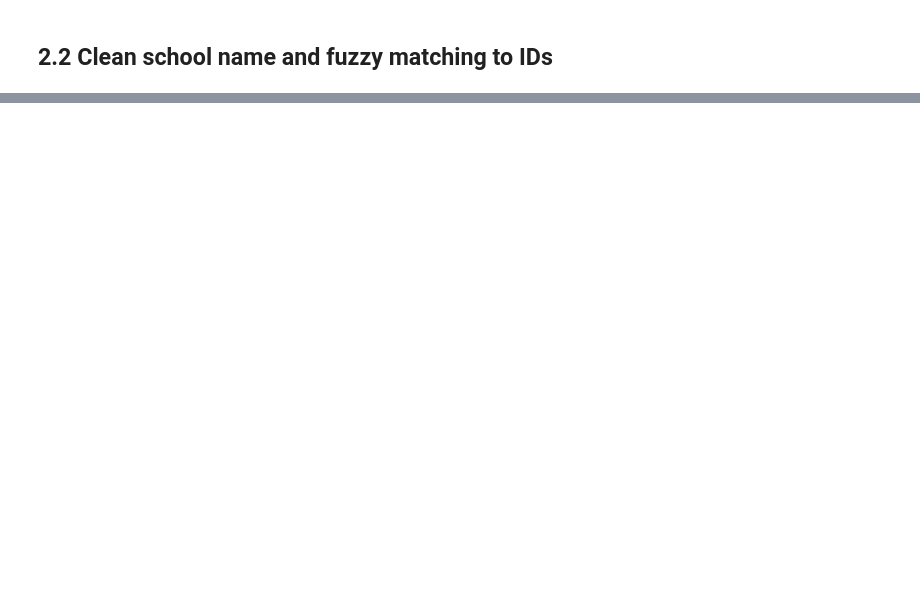
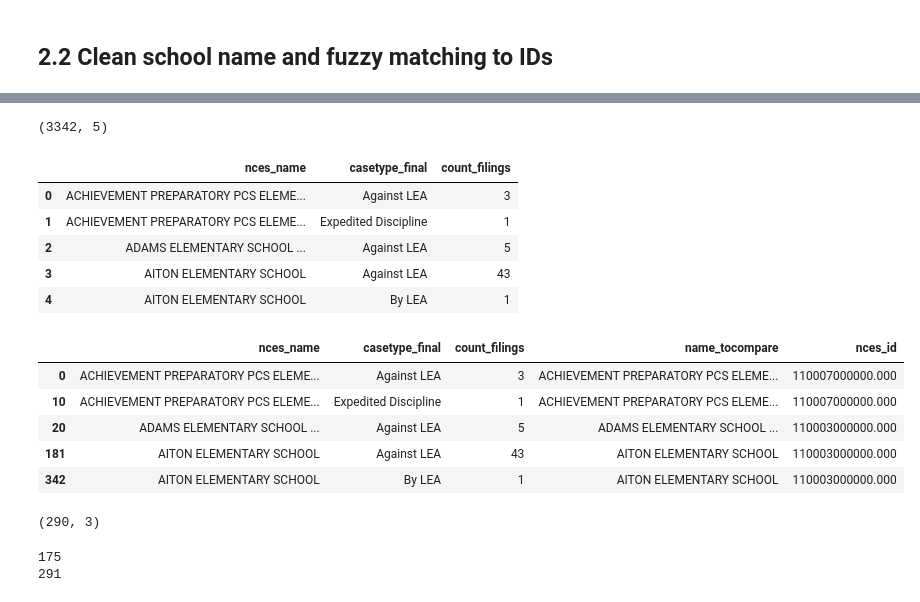
Before and after one commit to rebeccajohnson88/rights_towhat_chapter, a Jupyter notebook: code/03_merge_withdem.ipynb, the cells around one changed output, grey strips where cells are left out. Cells and saved outputs as stored; diff of their text form; code cells hidden in the pictures; blank space fills up the shorter version.

```diff
--- a/code/03_merge_withdem.ipynb
+++ b/code/03_merge_withdem.ipynb
@@ -1121,0 +331,19 @@ KeyboardInterrupt:
+# %%
+## merge back on to main data
+
+dc_filings_wid = pd.merge(dc_filings_tomatch[['case_no',
+                                             'dcps_school_against',
+                                             'year',
+                                             'school_against_cleaned',
+                                             'casetype_final']],
+                         filings_crosswalk_tomerge,
+                         on = 'school_against_cleaned',
+                         how = 'left')
+dc_filings_wid.info()
+
+## only able to match 60% to an nces id; seems most important troubleshooting is
+## improving crosswalk
+dc_filings_wid['caseid_stripyear'] = dc_filings_wid.case_no.replace(r'20[1-9][0-9]\-(\-)?', '', regex = True)
+dc_filings_wid['caseid_firstfiled'] = dc_filings_wid.caseid_stripyear.replace(r'\-(-)?.*', '', regex = True)
+dc_filings_wid['caseid'] = dc_filings_wid.caseid_firstfiled.str.replace(' ', '')
+dc_filings_wid_obsid = dc_filings_wid.loc[dc_filings_wid.nces_id.notnull()].copy()
@@ -1121,0 +364,47 @@ KeyboardInterrupt:
+# %%
+
+
+## remove missing and aggregate
+dc_filings_valid = dc_filings_wid_obsid[['nces_id',
+                                'caseid',
+                                 'year',
+                                'nces_name',
+                                'casetype_final']].drop_duplicates()
+
+dc_filings_valid.shape
+dc_filings_valid['id_foragg'] = dc_filings_valid.caseid + dc_filings_valid.year
+
+dc_filings_totalbyschool = dc_filings_valid.groupby(['nces_name',
+                                                    'casetype_final'])['id_foragg'].nunique().reset_index().sort_values(by =
+                    'nces_name')
+
+dc_filings_totalbyschool.rename(columns = {'id_foragg': 'count_filings'}, inplace = True)
+dc_filings_totalbyschool.head()
+
+## add nces id
+dc_filings_wnces = pd.merge(dc_filings_totalbyschool,
+                           cc_crosswalk[['name_tocompare'] + id_col],
+                           left_on = 'nces_name',
+                           right_on = 'name_tocompare',
+                           how = 'left').drop_duplicates()
+dc_filings_wnces.rename(columns = id_rename_dict, inplace = True)
+
+dc_filings_wnces.head()
+dc_filings_totalbyschool.shape
+# %% [output]
+(3342, 5)
+|  | nces_name | casetype_final | count_filings |
+| 0 | ACHIEVEMENT PREPARATORY PCS ELEME... | Against LEA | 3 |
+| 1 | ACHIEVEMENT PREPARATORY PCS ELEME... | Expedited Discipline | 1 |
+| 2 | ADAMS ELEMENTARY SCHOOL ... | Against LEA | 5 |
+| 3 | AITON ELEMENTARY SCHOOL | Against LEA | 43 |
+| 4 | AITON ELEMENTARY SCHOOL | By LEA | 1 |
+|  | nces_name | casetype_final | count_filings | name_tocompare | nces_id |
+| 0 | ACHIEVEMENT PREPARATORY PCS ELEME... | Against LEA | 3 | ACHIEVEMENT PREPARATORY PCS ELEME... | 110007000000.000 |
+| 10 | ACHIEVEMENT PREPARATORY PCS ELEME... | Expedited Discipline | 1 | ACHIEVEMENT PREPARATORY PCS ELEME... | 110007000000.000 |
+| 20 | ADAMS ELEMENTARY SCHOOL ... | Against LEA | 5 | ADAMS ELEMENTARY SCHOOL ... | 110003000000.000 |
+| 181 | AITON ELEMENTARY SCHOOL | Against LEA | 43 | AITON ELEMENTARY SCHOOL | 110003000000.000 |
+| 342 | AITON ELEMENTARY SCHOOL | By LEA | 1 | AITON ELEMENTARY SCHOOL | 110003000000.000 |
+(290, 3)
+175
+291
```
Also changed, not shown: parts of 90 cells of this notebook.
